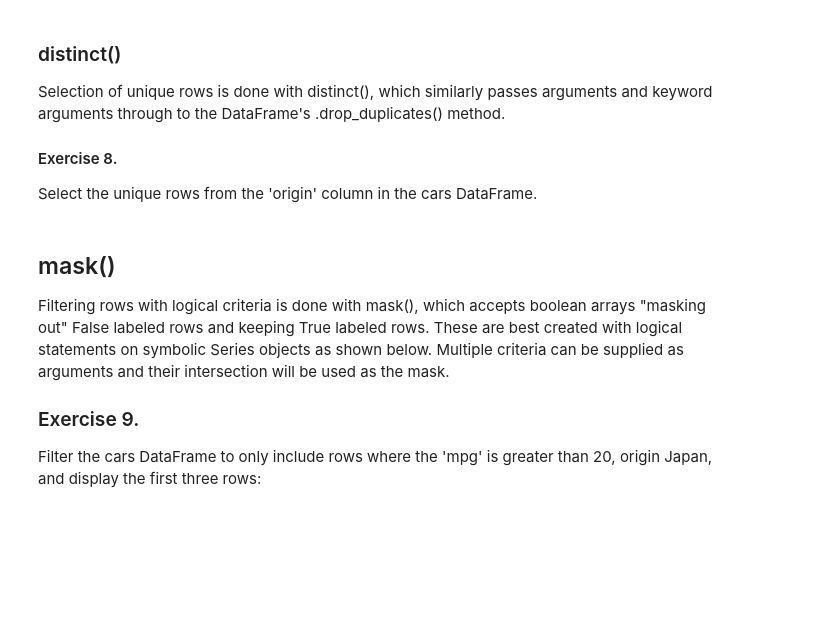
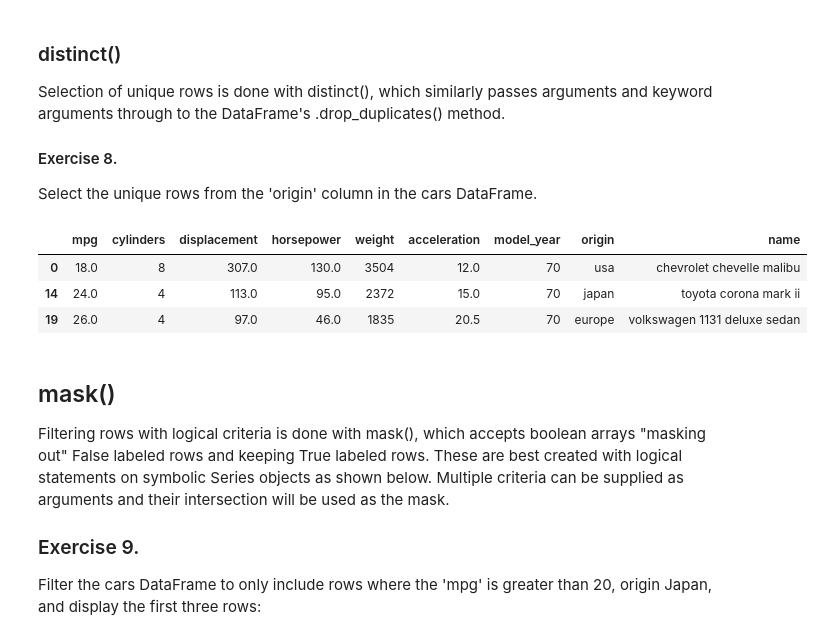
Before and after one commit to Hanna-Bando/s2ds2025, a Jupyter notebook: pipes_and_more/Report1.ipynb, the cells around one changed output. Cells and saved outputs as stored; diff of their text form; code cells hidden in the pictures; blank space fills up the shorter version.

```diff
--- a/pipes_and_more/Report1.ipynb
+++ b/pipes_and_more/Report1.ipynb
@@ -156,3 +201,10 @@ Select the unique rows from the 'origin' column in the cars DataFrame.
+# %%
+cars >> distinct(X.origin)
+# %% [output]
+|  | mpg | cylinders | displacement | horsepower | weight | acceleration | model_year | origin | name |
+| 0 | 18.0 | 8 | 307.0 | 130.0 | 3504 | 12.0 | 70 | usa | chevrolet chevelle malibu |
+| 14 | 24.0 | 4 | 113.0 | 95.0 | 2372 | 15.0 | 70 | japan | toyota corona mark ii |
+| 19 | 26.0 | 4 | 97.0 | 46.0 | 1835 | 20.5 | 70 | europe | volkswagen 1131 deluxe sedan |
 # %% [markdown]
 ## mask()
 
```
Also changed, not shown: parts of 11 cells of this notebook.
